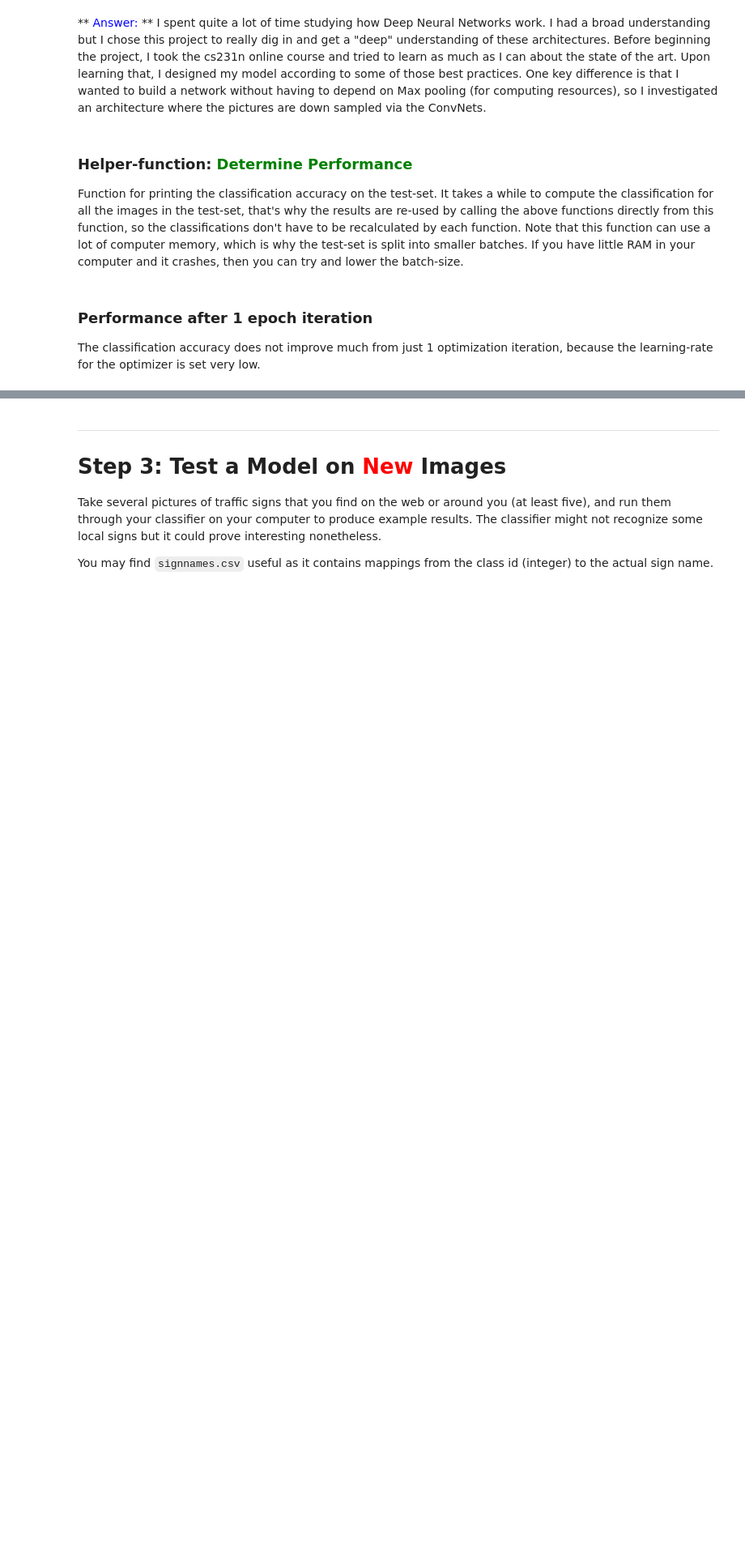
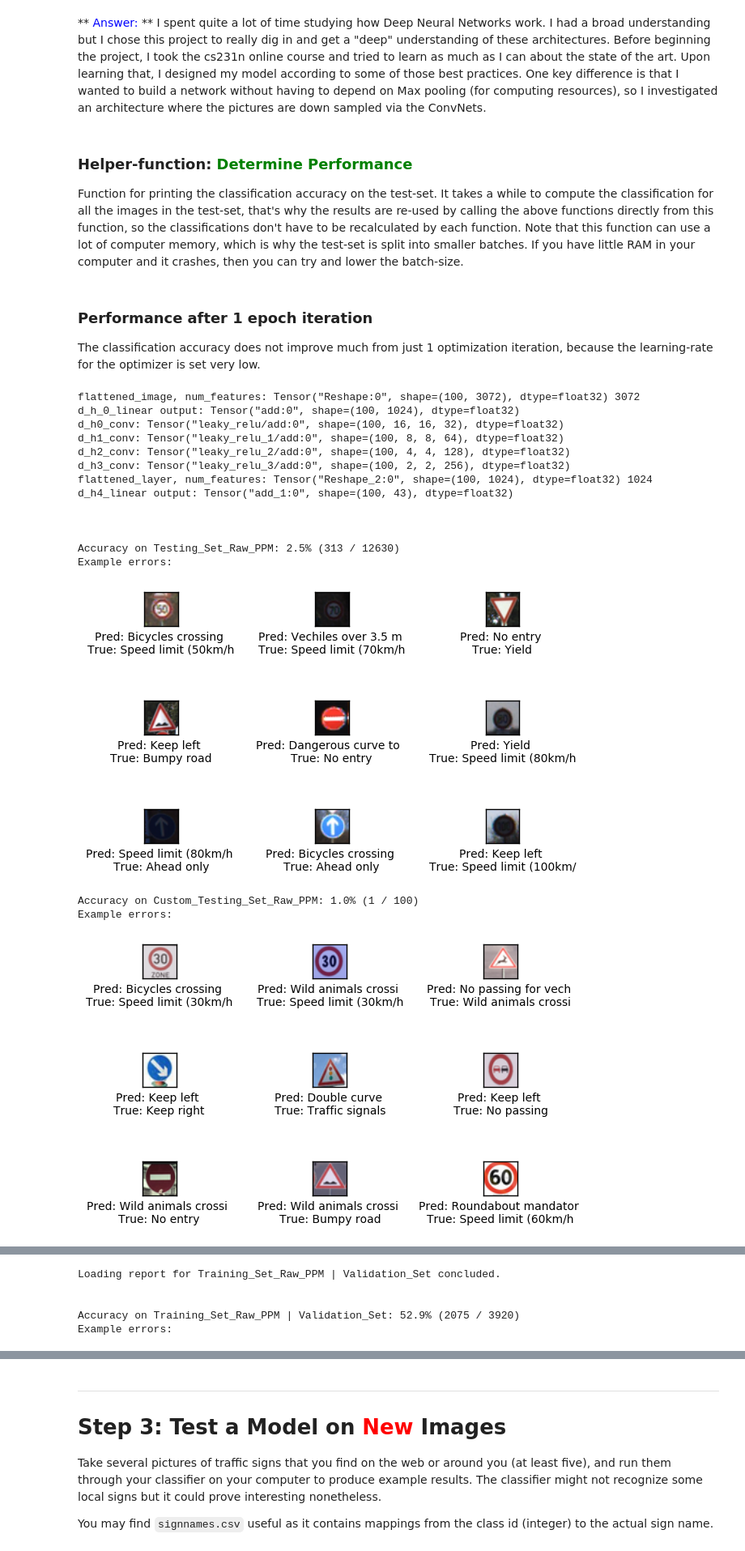
Before and after one commit to deanofthewebb/traffic-signs, a Jupyter notebook: Traffic_Signs_Recognition.ipynb, the cells around one changed output, grey strips where cells are left out. Shown at 81% size. Cells and saved outputs as stored; diff of their text form; code cells hidden in the pictures; blank space fills up the shorter version.

Commit message:
Auto-optimize working

```diff
--- a/Traffic_Signs_Recognition.ipynb
+++ b/Traffic_Signs_Recognition.ipynb
@@ -730,7 +766,7 @@ d_h4_linear output: Tensor("add_1:0", shape=(100, 43), dtype=float32)
 ### Model
 # %%
 class Model():
-    def __init__(self, batch_size=100, x_dim = DEFAULT_LENGTH, y_dim = DEFAULT_WIDTH, learning_rate= 0.0001, conv_depth = 32, num_classes=43):
+    def __init__(self, batch_size=100, x_dim = DEFAULT_LENGTH, y_dim = DEFAULT_WIDTH, learning_rate= 0.00001, conv_depth = 32, num_classes=43):
         self.batch_size = batch_size
         self.learning_rate = learning_rate
         self.num_classes = num_classes
@@ -932,7 +968,7 @@ There are rougly 40,000 images in the training-set. It takes a long time to calc
 # %% [markdown]
 Function for performing a number of optimization iterations so as to gradually improve the variables of the network layers. In each iteration, a new batch of data is selected from the training-set and then TensorFlow executes the optimizer using those training samples. The progress is printed every 100 iterations.
 # %%
-def optimize(training_set, testing_sets, num_epochs=5):
+def optimize(training_set, testing_sets, num_epochs=8):
     # Start-time used for printing time-usage below.
     start_time = time.time()
     model = Model()
@@ -983,16 +1019,15 @@ def optimize(training_set, testing_sets, num_epochs=5):
               "avg_accuracy=", "{:.6f}".format(avg_accuracy),
               "\n")
 
-        training_set.avg_training_accuracy = avg_accuracy
-        validation_accuracy = training_set.avg_validation_accuracy
+        training_set.set_training_accuracy(avg_accuracy)
+        validation_accuracy = training_set.validation_accuracy
         validation_set = DataSet(images=training_set.validation_set['images'],
                                  labels=training_set.validation_set['labels'],
                                  filenames=training_set.validation_set['filenames'],
+                                 labelnames=training_set.labelnames,
                                 name="{} | Validation_Set".format(training_set.name))
-        training_set.avg_validation_accuracy = model.classify_test_set(testing_set=validation_set)
-        training_set.classify_validation_set()
-
-        if training_set.avg_validation_accuracy < validation_accuracy:
+        training_set.set_validation_accuracy(model.classify_test_set(testing_set=validation_set))
+        if training_set.validation_accuracy < validation_accuracy:
             break
     # save model every 1 epochs
     if epoch >= 0 and epoch % 1 == 0:
@@ -1007,7 +1042,7 @@ def optimize(training_set, testing_sets, num_epochs=5):
     # save model one last time, under zero label to denote finish.
     model.save_model(checkpoint_path, 0)
 
-    # Ending time.
+    # Ending time.http://localhost:8157/notebooks/Traffic_Signs_Recognition.ipynb#
     end_time = time.time()
 
     # Difference between start and end-times.
@@ -1037,4 +1072,22 @@ Note that this function can use a lot of computer memory, which is why the test-
 ### Performance after 1 epoch iteration
 The classification accuracy does not improve much from just 1 optimization iteration, because the learning-rate for the optimizer is set very low.
 # %%
-optimize(training_set=training_set, testing_sets=testing_sets, num_epochs=1)
+optimize(training_set=training_set, testing_sets=testing_sets, num_epochs=15)
+# %% [output]
+flattened_image, num_features: Tensor("Reshape:0", shape=(100, 3072), dtype=float32) 3072
+d_h_0_linear output: Tensor("add:0", shape=(100, 1024), dtype=float32)
+d_h0_conv: Tensor("leaky_relu/add:0", shape=(100, 16, 16, 32), dtype=float32)
+d_h1_conv: Tensor("leaky_relu_1/add:0", shape=(100, 8, 8, 64), dtype=float32)
+d_h2_conv: Tensor("leaky_relu_2/add:0", shape=(100, 4, 4, 128), dtype=float32)
+d_h3_conv: Tensor("leaky_relu_3/add:0", shape=(100, 2, 2, 256), dtype=float32)
+flattened_layer, num_features: Tensor("Reshape_2:0", shape=(100, 1024), dtype=float32) 1024
+d_h4_linear output: Tensor("add_1:0", shape=(100, 43), dtype=float32)
+
+
+
+Accuracy on Testing_Set_Raw_PPM: 2.5% (313 / 12630)
+Example errors:
+[figure, added]
+Accuracy on Custom_Testing_Set_Raw_PPM: 1.0% (1 / 100)
+Example errors:
+[figure, added]
@@ -1040,0 +1108,5 @@ optimize(training_set=training_set, testing_sets=testing_sets, num_epochs=1)
+Loading report for Training_Set_Raw_PPM | Validation_Set concluded.
+
+
+Accuracy on Training_Set_Raw_PPM | Validation_Set: 52.9% (2075 / 3920)
+Example errors:
```
Also changed, not shown: parts of 5 cells of this notebook.
